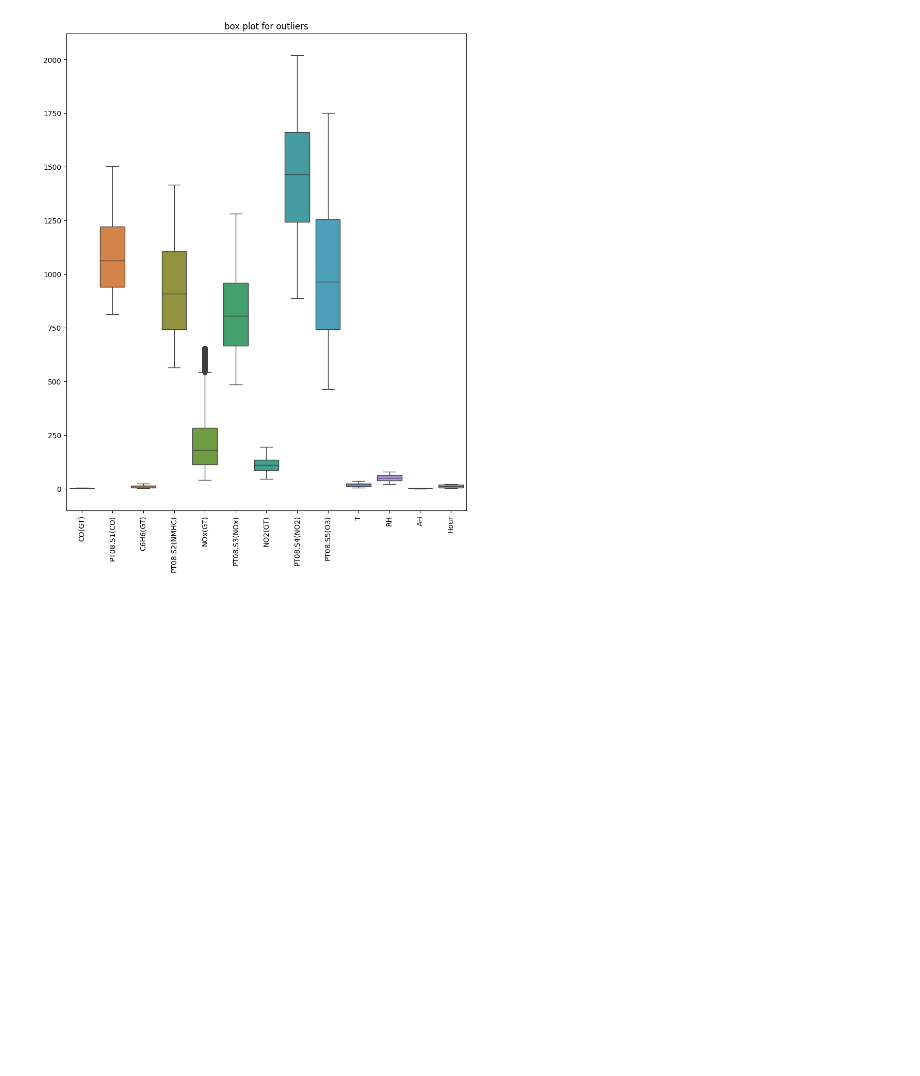
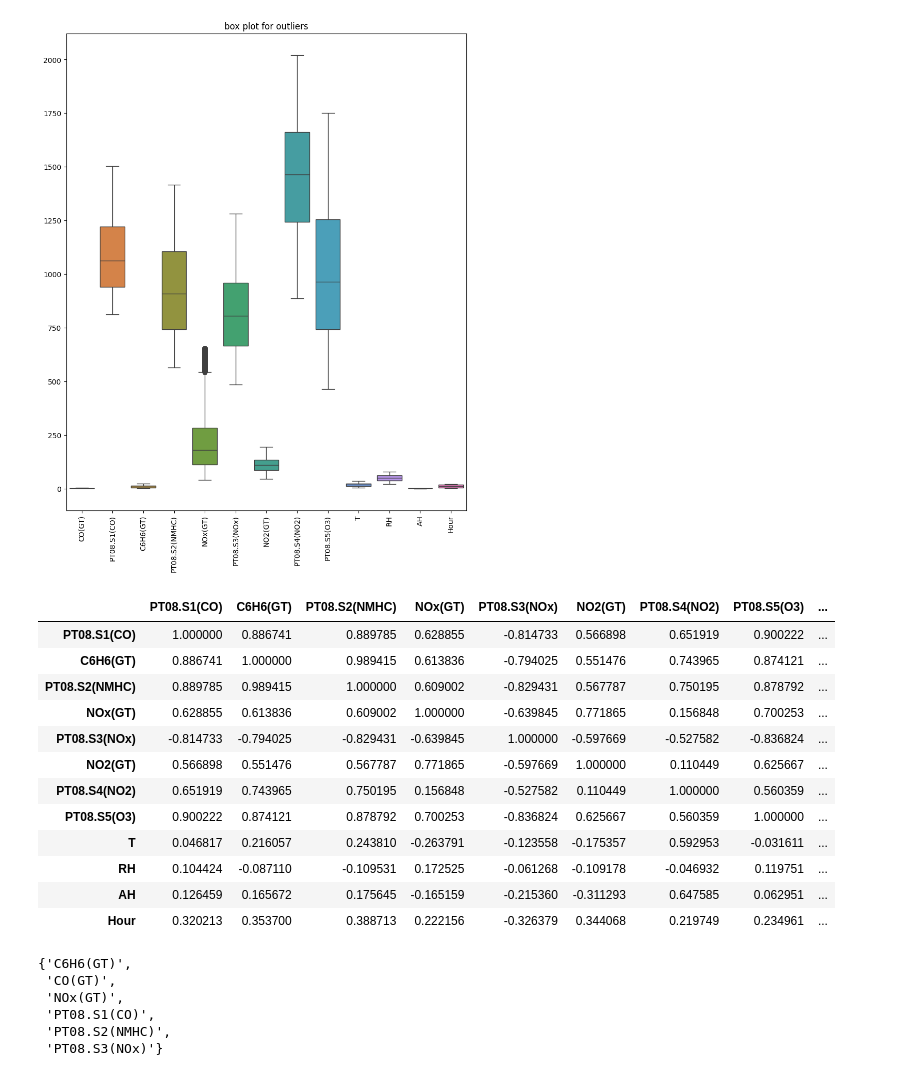
Before and after one commit to Farazmghm/Portfolio, a Jupyter notebook: wethear_prediction_and_analysis_.ipynb, the cells around one changed output. Saved outputs shown, nothing was run; the diff lists cells and outputs as text; code cells hidden in the pictures; blank space fills up the shorter version.

```diff
--- a/wethear_prediction_and_analysis_.ipynb
+++ b/wethear_prediction_and_analysis_.ipynb
@@ -496,3 +496,41 @@ plt.title('box plot for outliers')
 plt.show()
 # %% [output]
 [figure]
+# %%
+from sklearn.model_selection import train_test_split
+df_copy2=df_copy2.select_dtypes(include='number')
+X_train,X_test,y_train,y_test=train_test_split(df_copy2.drop('CO(GT)',axis=1),df_copy2['CO(GT)'],test_size=0.2,random_state=42)
+corrmatrix=X_train.corr()
+corrmatrix
+# %% [output]
+|  | PT08.S1(CO) | C6H6(GT) | PT08.S2(NMHC) | NOx(GT) | PT08.S3(NOx) | NO2(GT) | PT08.S4(NO2) | PT08.S5(O3) | ... |
+| PT08.S1(CO) | 1.000000 | 0.886741 | 0.889785 | 0.628855 | -0.814733 | 0.566898 | 0.651919 | 0.900222 | ... |
+| C6H6(GT) | 0.886741 | 1.000000 | 0.989415 | 0.613836 | -0.794025 | 0.551476 | 0.743965 | 0.874121 | ... |
+| PT08.S2(NMHC) | 0.889785 | 0.989415 | 1.000000 | 0.609002 | -0.829431 | 0.567787 | 0.750195 | 0.878792 | ... |
+| NOx(GT) | 0.628855 | 0.613836 | 0.609002 | 1.000000 | -0.639845 | 0.771865 | 0.156848 | 0.700253 | ... |
+| PT08.S3(NOx) | -0.814733 | -0.794025 | -0.829431 | -0.639845 | 1.000000 | -0.597669 | -0.527582 | -0.836824 | ... |
+| NO2(GT) | 0.566898 | 0.551476 | 0.567787 | 0.771865 | -0.597669 | 1.000000 | 0.110449 | 0.625667 | ... |
+| PT08.S4(NO2) | 0.651919 | 0.743965 | 0.750195 | 0.156848 | -0.527582 | 0.110449 | 1.000000 | 0.560359 | ... |
+| PT08.S5(O3) | 0.900222 | 0.874121 | 0.878792 | 0.700253 | -0.836824 | 0.625667 | 0.560359 | 1.000000 | ... |
+| T | 0.046817 | 0.216057 | 0.243810 | -0.263791 | -0.123558 | -0.175357 | 0.592953 | -0.031611 | ... |
+| RH | 0.104424 | -0.087110 | -0.109531 | 0.172525 | -0.061268 | -0.109178 | -0.046932 | 0.119751 | ... |
+| AH | 0.126459 | 0.165672 | 0.175645 | -0.165159 | -0.215360 | -0.311293 | 0.647585 | 0.062951 | ... |
+| Hour | 0.320213 | 0.353700 | 0.388713 | 0.222156 | -0.326379 | 0.344068 | 0.219749 | 0.234961 | ... |
+# %%
+def correlation(df,threshold):
+  correlation_col=set()
+  corr_matrix=df_copy2.corr()
+  for i in range(len(corr_matrix.columns)):
+    for j in range(i):
+      if abs(corr_matrix.iloc[i,j])>threshold:
+        colname=corr_matrix.columns[j]
+        correlation_col.add(colname)
+  return correlation_col
+correlation(df_copy2,0.7)
+# %% [output]
+{'C6H6(GT)',
+ 'CO(GT)',
+ 'NOx(GT)',
+ 'PT08.S1(CO)',
+ 'PT08.S2(NMHC)',
+ 'PT08.S3(NOx)'}
```
